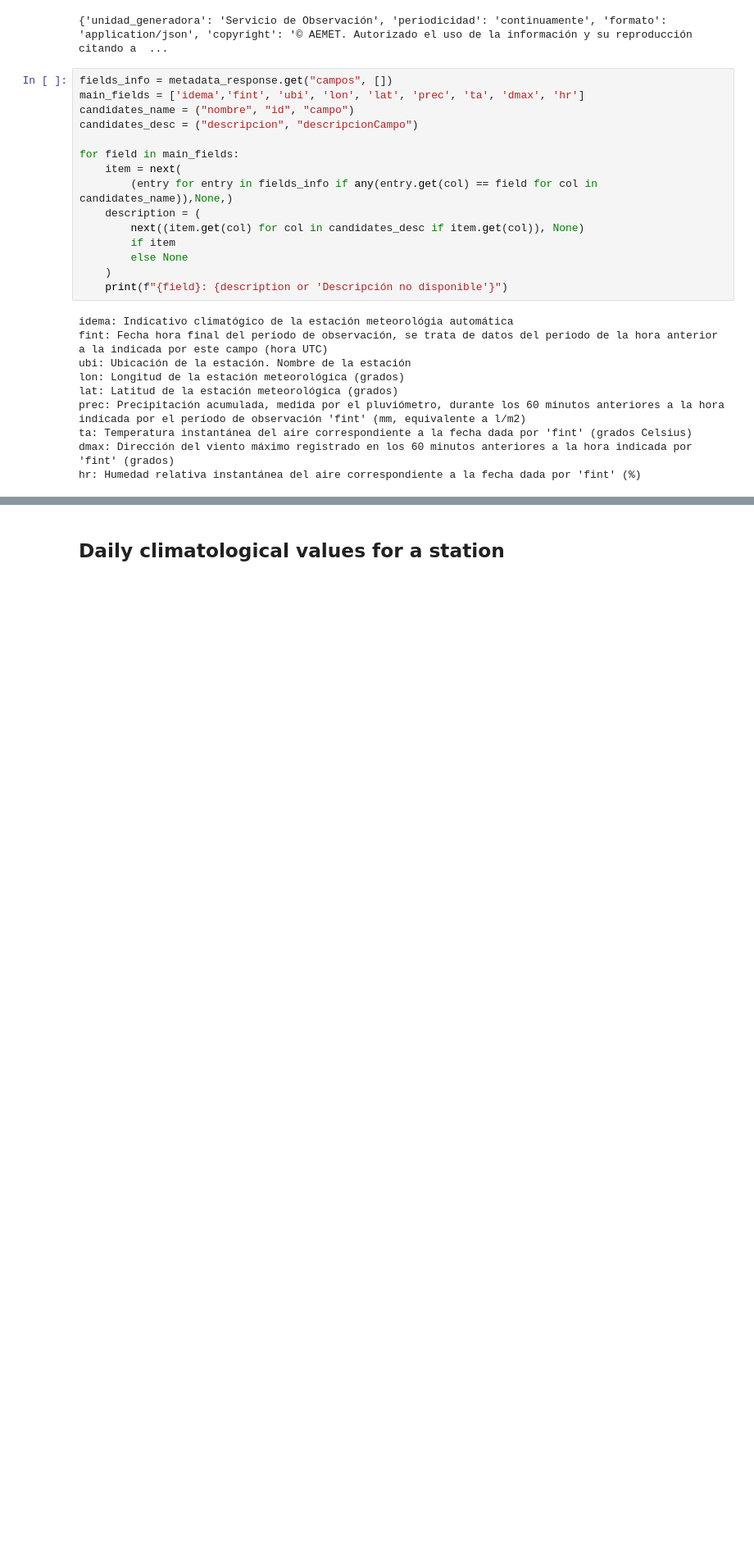
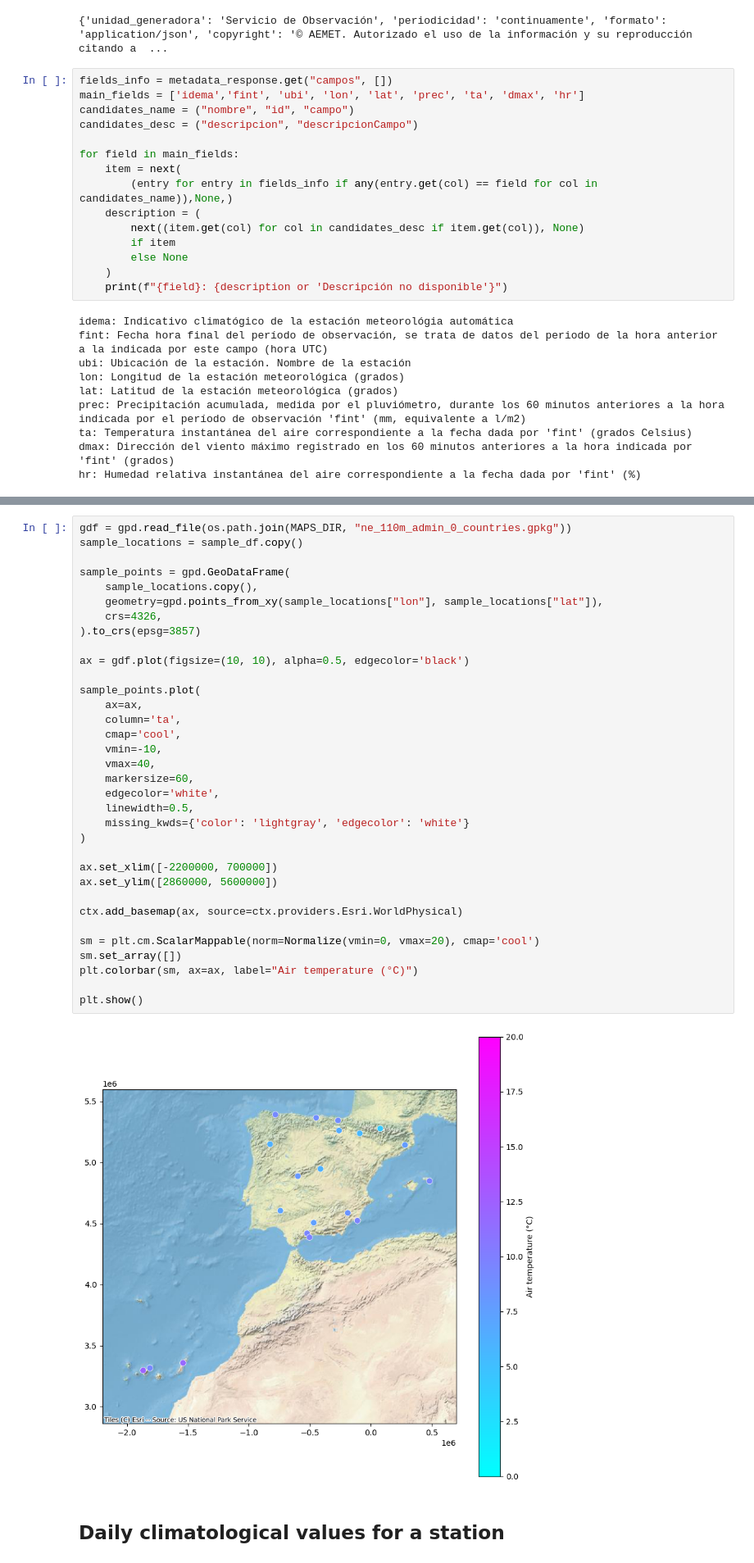
Before and after one commit to reddgr/energy-price-forecasting-in-power-grids, a Jupyter notebook: notebooks/04_AEMET_OpenData.ipynb, the cells around one changed output, grey strips where cells are left out. Shown at 82% size. Drawn from its saved outputs; the diff is of its cells as text; blank space fills up the shorter version.

Commit message:
map plots

```diff
--- a/notebooks/04_AEMET_OpenData.ipynb
+++ b/notebooks/04_AEMET_OpenData.ipynb
@@ -137,3 +155,39 @@ Sample observations:
+# %%
+gdf = gpd.read_file(os.path.join(MAPS_DIR, "ne_110m_admin_0_countries.gpkg"))
+sample_locations = sample_df.copy()
+
+sample_points = gpd.GeoDataFrame(
+    sample_locations.copy(),
+    geometry=gpd.points_from_xy(sample_locations["lon"], sample_locations["lat"]),
+    crs=4326,
+).to_crs(epsg=3857)
+
+ax = gdf.plot(figsize=(10, 10), alpha=0.5, edgecolor='black')
+
+sample_points.plot(
+    ax=ax,
+    column='ta',
+    cmap='cool',
+    vmin=-10,
+    vmax=40,
+    markersize=60,
+    edgecolor='white',
+    linewidth=0.5,
+    missing_kwds={'color': 'lightgray', 'edgecolor': 'white'}
+)
+
+ax.set_xlim([-2200000, 700000])
+ax.set_ylim([2860000, 5600000])
+
+ctx.add_basemap(ax, source=ctx.providers.Esri.WorldPhysical)
+
+sm = plt.cm.ScalarMappable(norm=Normalize(vmin=0, vmax=20), cmap='cool')
+sm.set_array([])
+plt.colorbar(sm, ax=ax, label="Air temperature (°C)")
+
+plt.show()
+# %% [output]
+[figure, added]
 # %% [markdown]
 ## Daily climatological values for a station
 # %%
```
Also changed, not shown: parts of 3 cells of this notebook, 2 other files.
